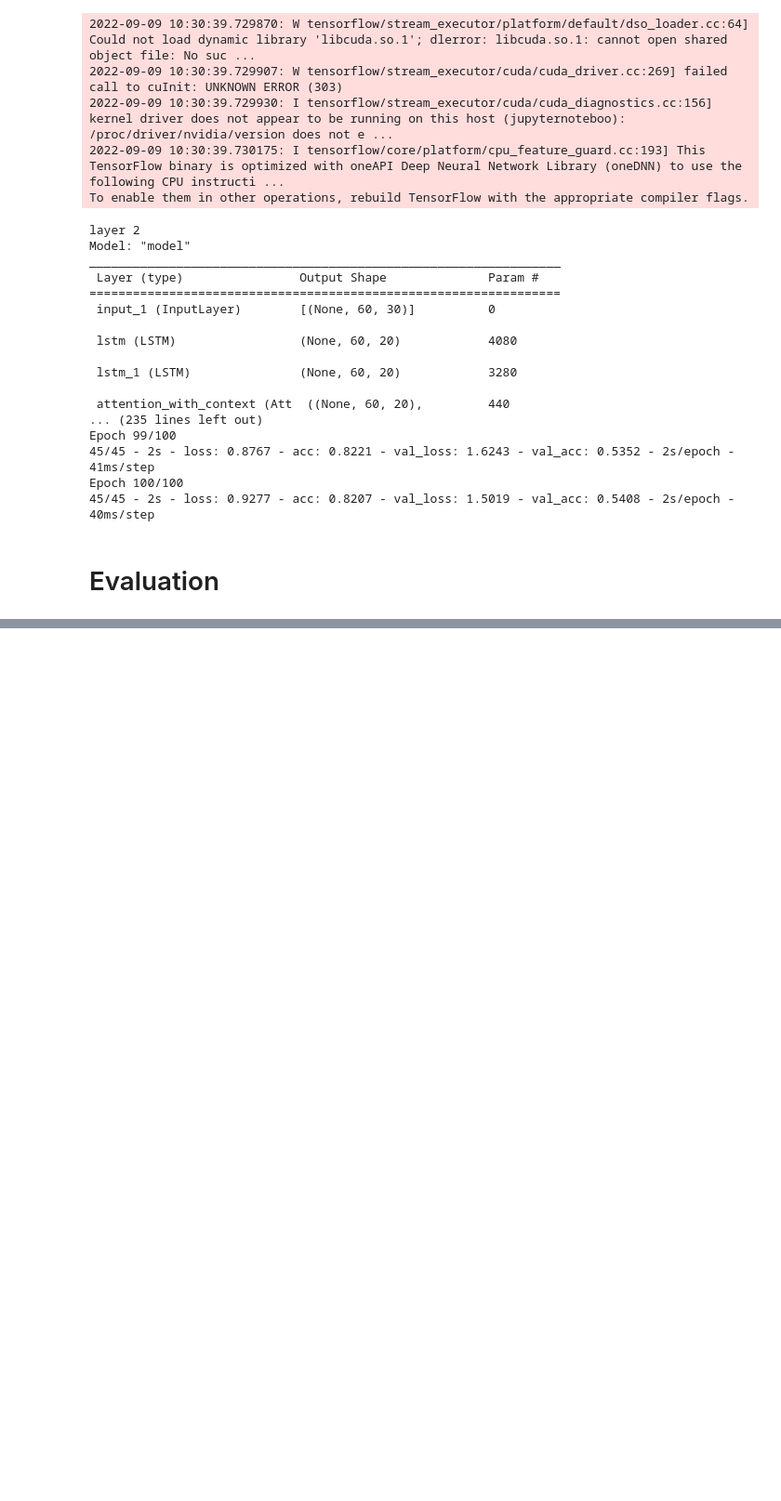
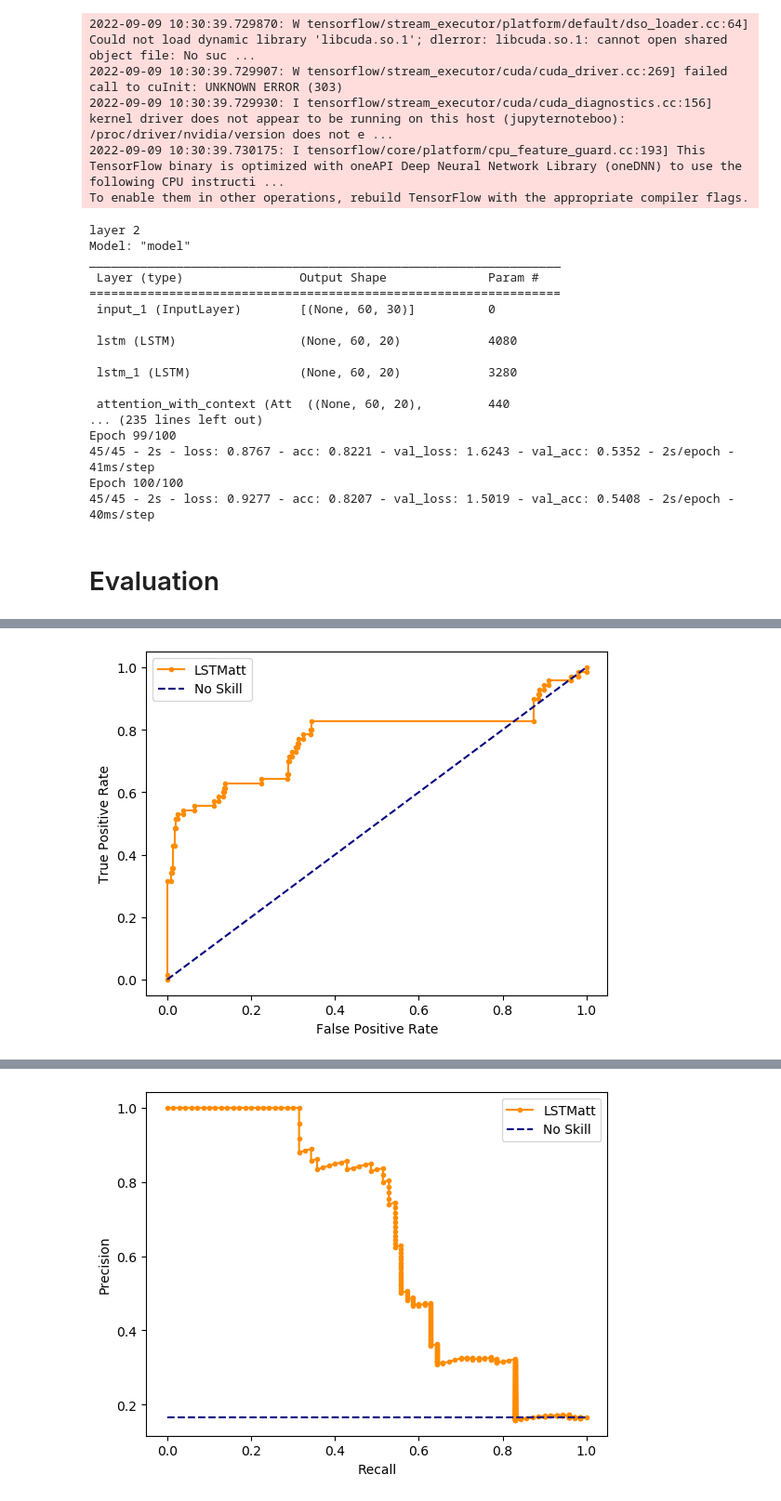
Before and after one commit to ZhengWinnieWu/Lorentz_workshop, a Jupyter notebook: LSTMmodelTesting.ipynb, the cells around one changed output, grey strips where cells are left out. Shown at 93% size. Cells and saved outputs as stored; diff of their text form; code cells hidden in the pictures; blank space fills up the shorter version.

```diff
--- a/LSTMmodelTesting.ipynb
+++ b/LSTMmodelTesting.ipynb
@@ -450,0 +461,3 @@ visualization.plot_calibration_curve(calib_x, calib_y)
+# %%
+visualization.plot_roc_auc(model, test_X, test_y)
+# %% [output]
@@ -450,0 +468 @@ visualization.plot_calibration_curve(calib_x, calib_y)
+[figure, added]
@@ -450,0 +473 @@ visualization.plot_calibration_curve(calib_x, calib_y)
+[figure, added]
```
Also changed, not shown: parts of 4 cells of this notebook.
